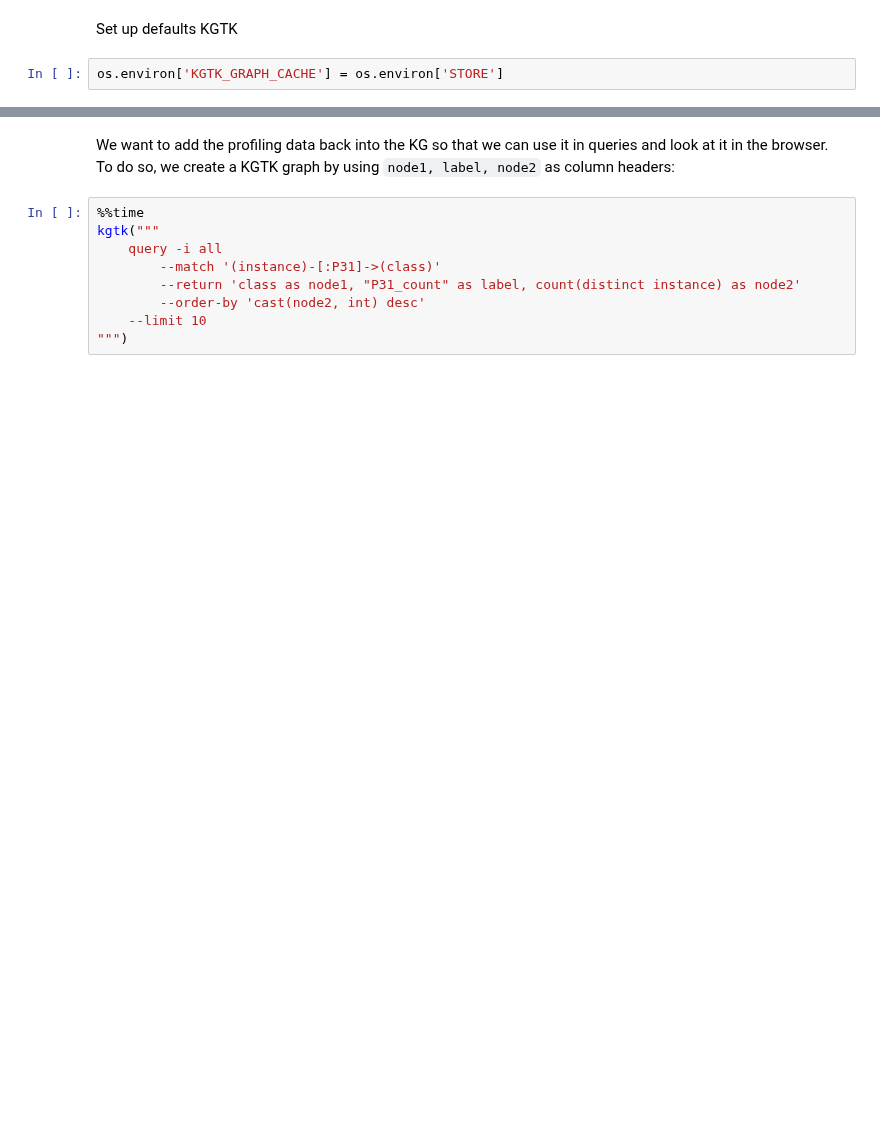
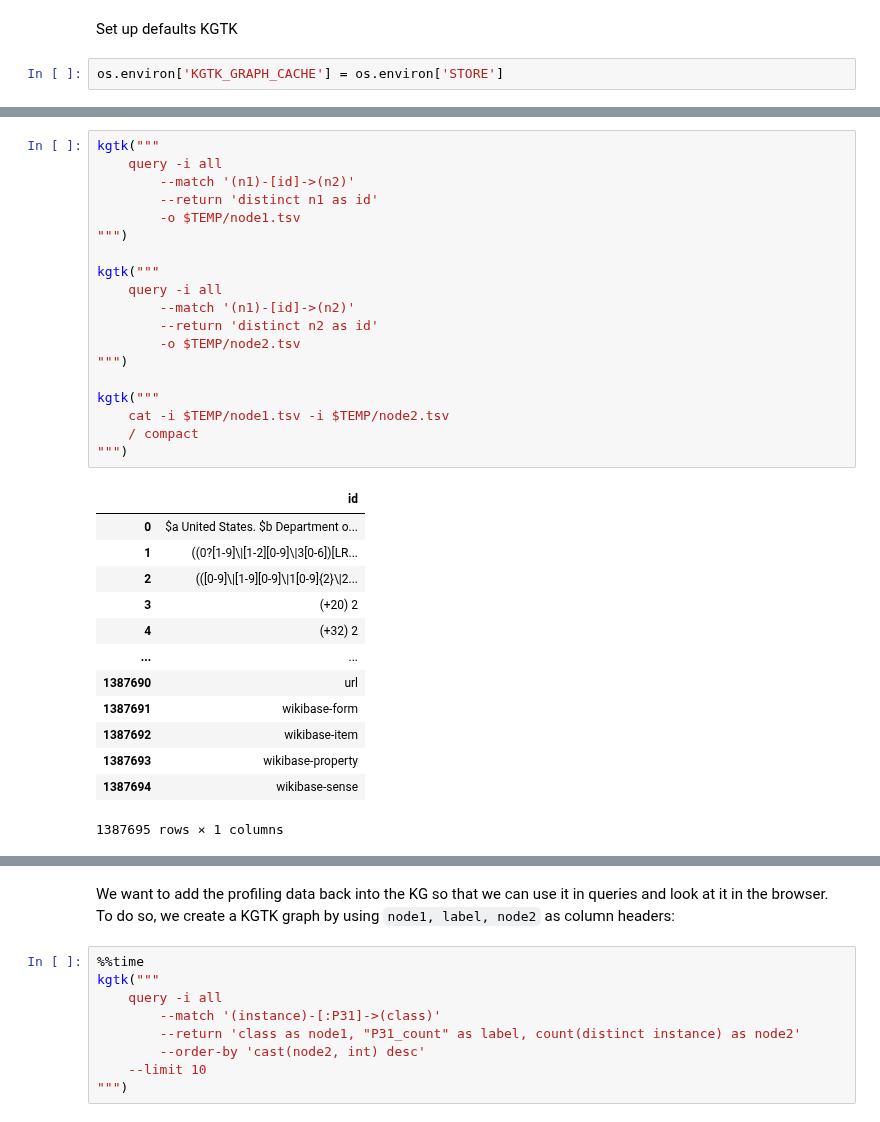
Before and after one commit to usc-isi-i2/kgtk-notebooks, a Jupyter notebook: tutorial/kg-profiling.ipynb, the cells around one changed output, grey strips where cells are left out. Drawn from its saved outputs; the diff is of its cells as text; blank space fills up the shorter version.

```diff
--- a/tutorial/kg-profiling.ipynb
+++ b/tutorial/kg-profiling.ipynb
@@ -103,0 +132,33 @@ We can compute the instance counts by retrieving all statements that use `instan
+# %%
+kgtk("""
+    query -i all
+        --match '(n1)-[id]->(n2)'
+        --return 'distinct n1 as id'
+        -o $TEMP/node1.tsv
+""")
+
+kgtk("""
+    query -i all
+        --match '(n1)-[id]->(n2)'
+        --return 'distinct n2 as id'
+        -o $TEMP/node2.tsv
+""")
+
+kgtk("""
+    cat -i $TEMP/node1.tsv -i $TEMP/node2.tsv
+    / compact
+""")
+# %% [output]
+|  | id |
+| 0 | $a United States. $b Department o... |
+| 1 | ((0?[1-9]\|[1-2][0-9]\|3[0-6])[LR... |
+| 2 | (([0-9]\|[1-9][0-9]\|1[0-9]{2}\|2... |
+| 3 | (+20) 2 |
+| 4 | (+32) 2 |
+| ... | ... |
+| 1387690 | url |
+| 1387691 | wikibase-form |
+| 1387692 | wikibase-item |
+| 1387693 | wikibase-property |
+| 1387694 | wikibase-sense |
+1387695 rows × 1 columns
```
Also changed, not shown: parts of 50 cells of this notebook.
